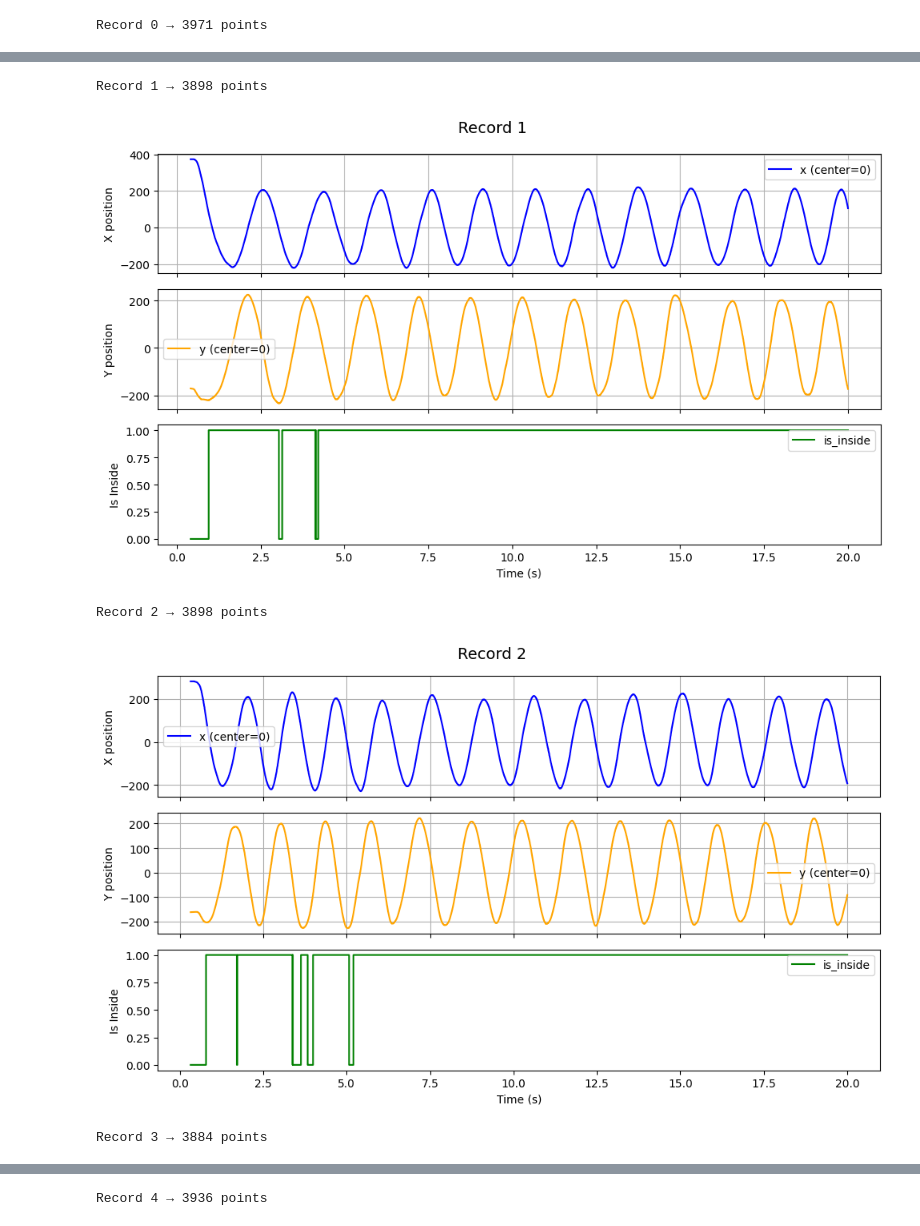
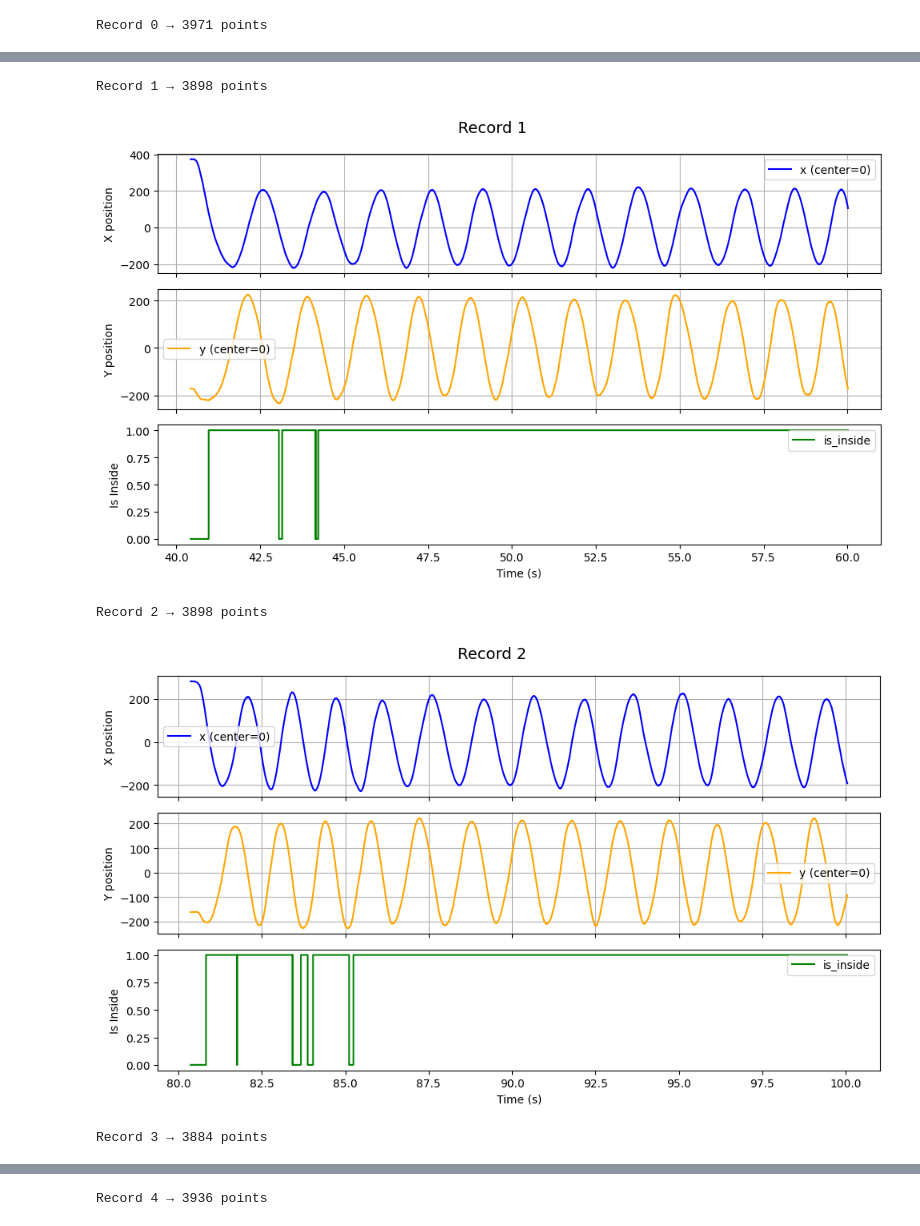
Before and after one commit to JoelSin-student/Circular-task-assignement-Savona-Singer-Virolan, a Jupyter notebook: notebooks/Lucas.ipynb, the cells around one changed output, grey strips where cells are left out. Cells and saved outputs as stored; diff of their text form; code cells hidden in the pictures.

Commit message:
Start and End fixed

```diff
--- a/notebooks/Lucas.ipynb
+++ b/notebooks/Lucas.ipynb
@@ -116,7 +116,7 @@ record_intervals = [
 # -----------------------------
 for i, (start, end) in enumerate(record_intervals):
     mask = (time >= start) & (time <= end)
-    t = time[mask] - start
+    t = time[mask]
     x_rec = x[mask]
     y_rec = y[mask]
     inside_rec = is_inside_csv[mask].astype(int)
@@ -177,32 +177,32 @@ def compute_metrics(t, x, y, dist, is_inside):
     # Be = nombre de changements de direction radiale
     dr = np.diff(dist)
     dt = np.diff(t)
     dt[dt < 1e-6] = np.nan
     vr = dr / dt
     zero_crossings = np.sum(np.diff(np.sign(vr)) != 0)
     Be = zero_crossings / len(dist)
 
     return nLaps, Re, Te, error, MT, IDe, Be, IPe
 
 # -----------------------------
 # 8. Calcul pour chaque record
 # -----------------------------
 print(f"{'Record':<7} {'nLaps':>6} {'Re':>8} {'Te':>8} {'error%':>8} {'MT/lap':>8} {'IDe/lap':>10} {'Be':>8} {'IPe':>8}")
 for i, (start, end) in enumerate(record_intervals):
     mask = (time >= start) & (time <= end)
     t_rec = time[mask]
     x_rec = x[mask]
     y_rec = y[mask]
     dist_rec = dist[mask]
     is_inside_rec = is_inside_csv[mask]
 
     nLaps, Re, Te, error, MT, IDe, Be, IPe = compute_metrics(t_rec, x_rec, y_rec, dist_rec, is_inside_rec)
     print(f"Rec{i+1:03d} {nLaps:6.2f} {Re:8.2f} {Te:8.2f} {error:8.2f} {MT:8.2f} {IDe:10.2f} {Be:8.2f} {IPe:8.2f}")
 # %% [output]
 Record 0 → 3971 points
 [figure]
 Record 1 → 3898 points
 [figure]
 Record 2 → 3898 points
-[figure, old version]
+[figure, new version]
 Record 3 → 3884 points
```
Also changed, not shown: parts of 1 cell of this notebook.
